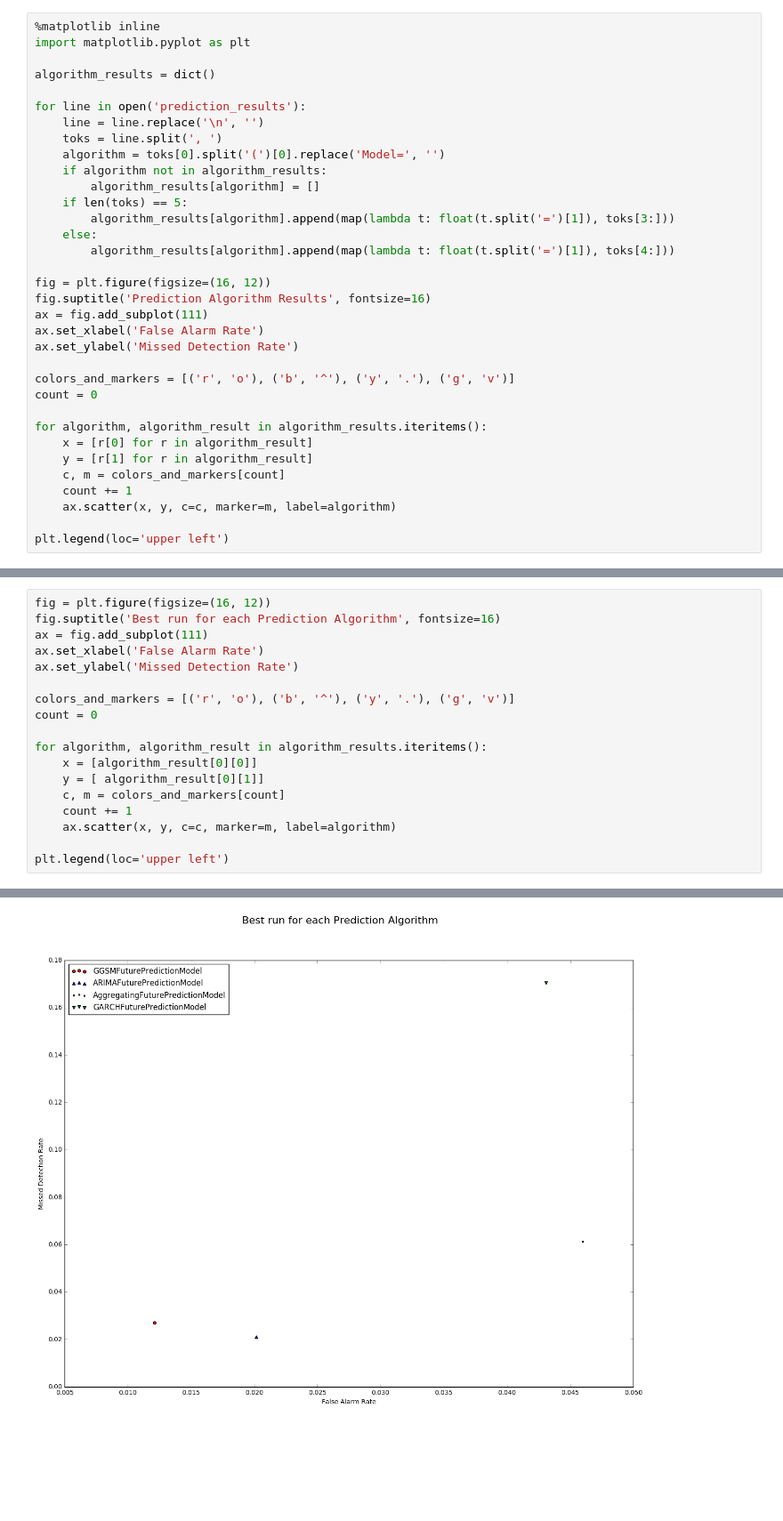
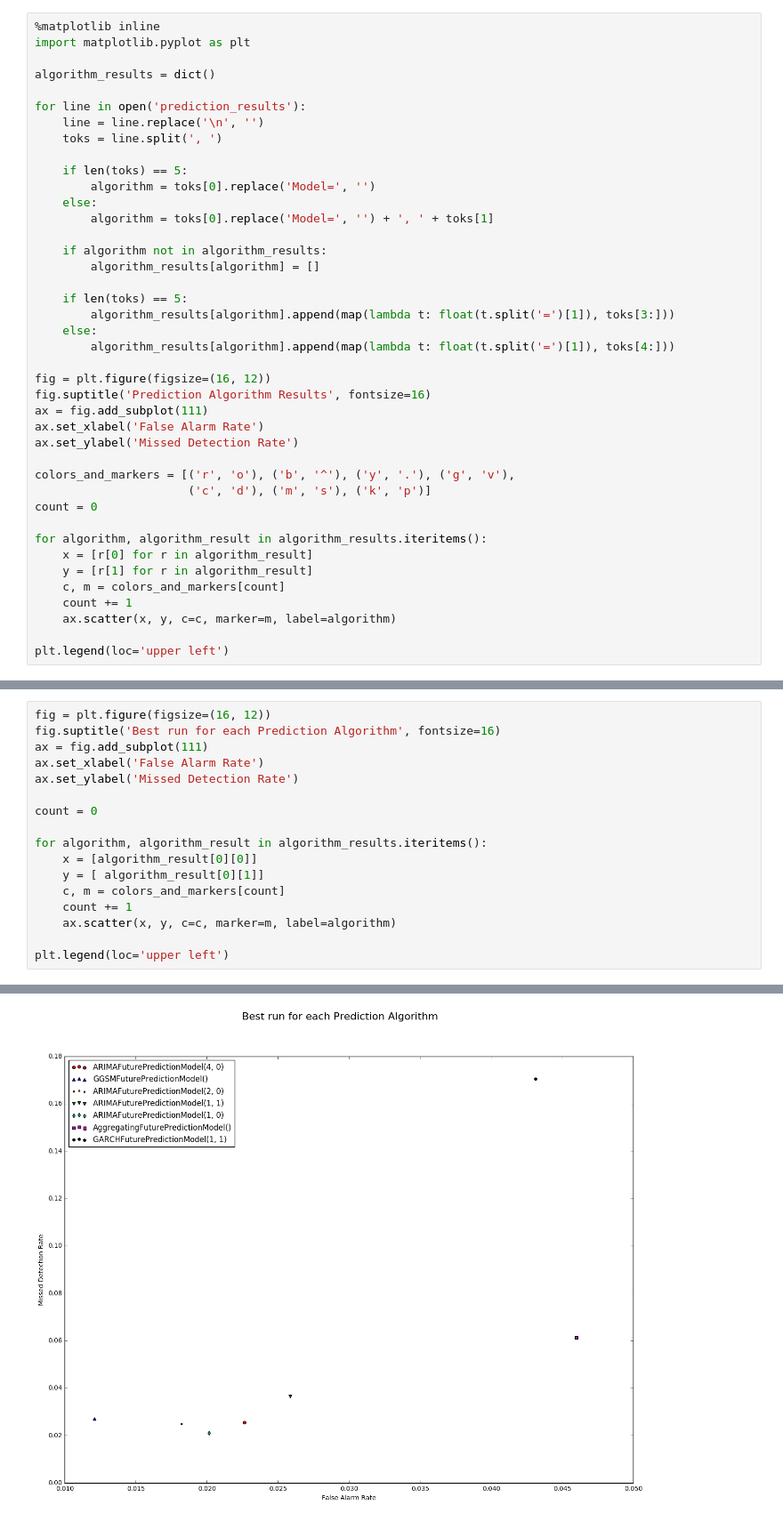
Before and after one commit to fedep3/sdl, a Jupyter notebook: Results.ipynb, the cells around one changed output, grey strips where cells are left out. Shown: that part at 89% size. Drawn from its saved outputs; the diff is of its cells as text; blank space fills up the shorter version.

Commit message:
Improved plot

```diff
--- a/Results.ipynb
+++ b/Results.ipynb
@@ -7,9 +7,15 @@ algorithm_results = dict()
 for line in open('prediction_results'):
     line = line.replace('\n', '')
     toks = line.split(', ')
-    algorithm = toks[0].split('(')[0].replace('Model=', '')
+
+    if len(toks) == 5:
+        algorithm = toks[0].replace('Model=', '')
+    else:
+        algorithm = toks[0].replace('Model=', '') + ', ' + toks[1]
+
     if algorithm not in algorithm_results:
         algorithm_results[algorithm] = []
+
     if len(toks) == 5:
         algorithm_results[algorithm].append(map(lambda t: float(t.split('=')[1]), toks[3:]))
     else:
@@ -21,7 +27,8 @@ ax = fig.add_subplot(111)
 ax.set_xlabel('False Alarm Rate')
 ax.set_ylabel('Missed Detection Rate')
 
-colors_and_markers = [('r', 'o'), ('b', '^'), ('y', '.'), ('g', 'v')]
+colors_and_markers = [('r', 'o'), ('b', '^'), ('y', '.'), ('g', 'v'),
+                      ('c', 'd'), ('m', 's'), ('k', 'p')]
 count = 0
 
 for algorithm, algorithm_result in algorithm_results.iteritems():
@@ -38,21 +45,20 @@ plt.legend(loc='upper left')
 # %%
 fig = plt.figure(figsize=(16, 12))
 fig.suptitle('Best run for each Prediction Algorithm', fontsize=16)
 ax = fig.add_subplot(111)
 ax.set_xlabel('False Alarm Rate')
 ax.set_ylabel('Missed Detection Rate')
 
-colors_and_markers = [('r', 'o'), ('b', '^'), ('y', '.'), ('g', 'v')]
 count = 0
 
 for algorithm, algorithm_result in algorithm_results.iteritems():
     x = [algorithm_result[0][0]]
     y = [ algorithm_result[0][1]]
     c, m = colors_and_markers[count]
     count += 1
     ax.scatter(x, y, c=c, marker=m, label=algorithm)
 
 plt.legend(loc='upper left')
 # %% [output]
 <matplotlib.legend.Legend at 0x...>
-[figure, old version]
+[figure, new version]
```
Also changed, not shown: parts of 1 cell of this notebook.
